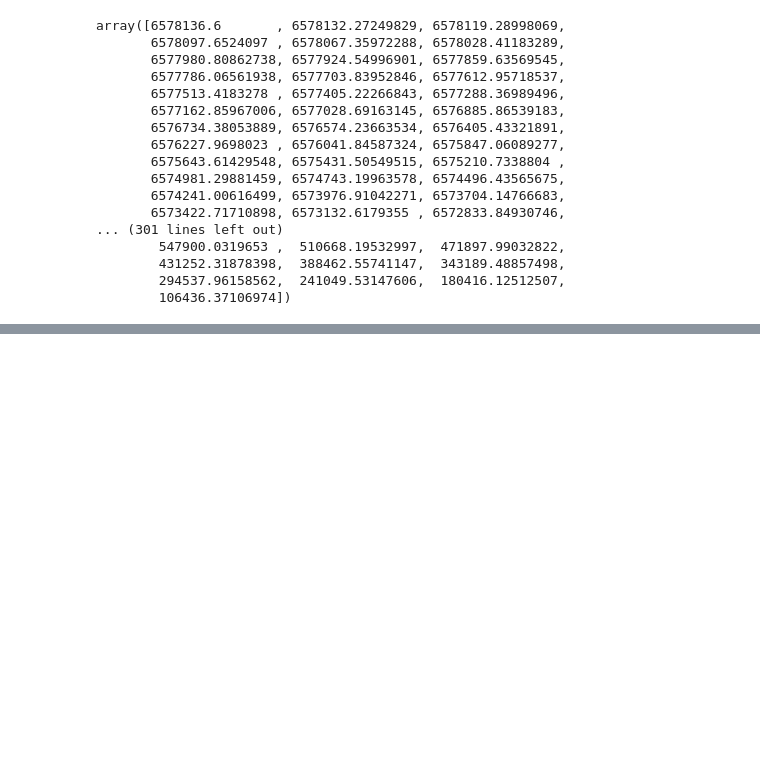
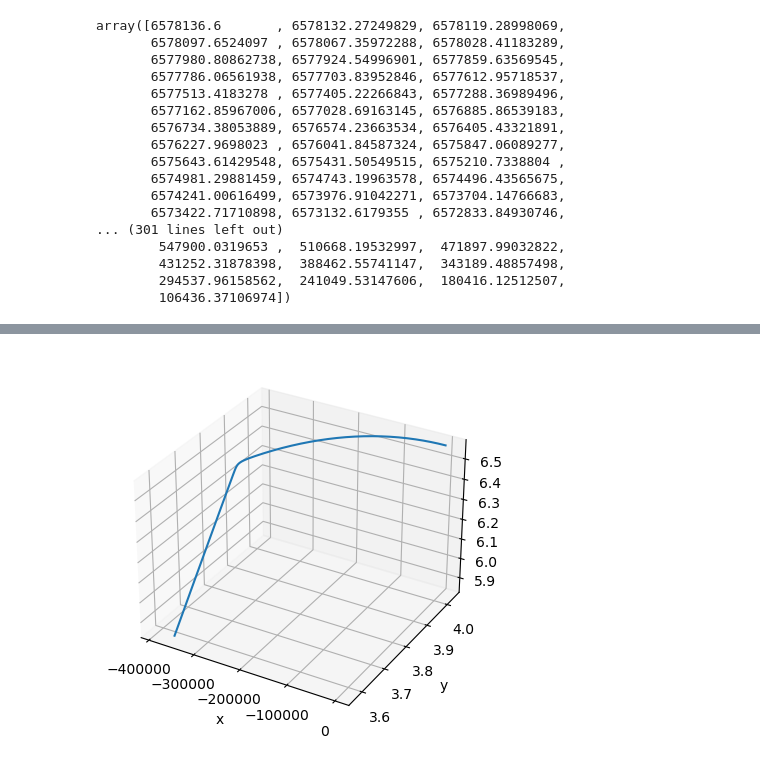
Before and after one commit to Tiangong-PMSC-Group/Satellite-Project, a Jupyter notebook: satelliteTest.ipynb, the cells around one changed output, grey strips where cells are left out. Cells and saved outputs as stored; diff of their text form; code cells hidden in the pictures; blank space fills up the shorter version.

```diff
--- a/satelliteTest.ipynb
+++ b/satelliteTest.ipynb
@@ -127,13 +188,15 @@ plt.show()
 # %%
 X = R*np.sin(rad)*np.cos(Phi)
 Y = R*np.sin(rad)*np.sin(Phi)
 Z = R*np.cos(rad)
 
 fig = plt.figure()
 ax = fig.add_subplot(1,1,1, projection='3d')
 plot = ax.plot3D(Z,
     X, Y)
 
-ax.set_aspect('equal')
+#ax.set_aspect('equal')
 ax.set(xlabel = 'x', ylabel = 'y', zlabel = 'z')
 plt.show()
+# %% [output]
+[figure, added]
```
Also changed, not shown: parts of 9 cells of this notebook, 1 other file.
